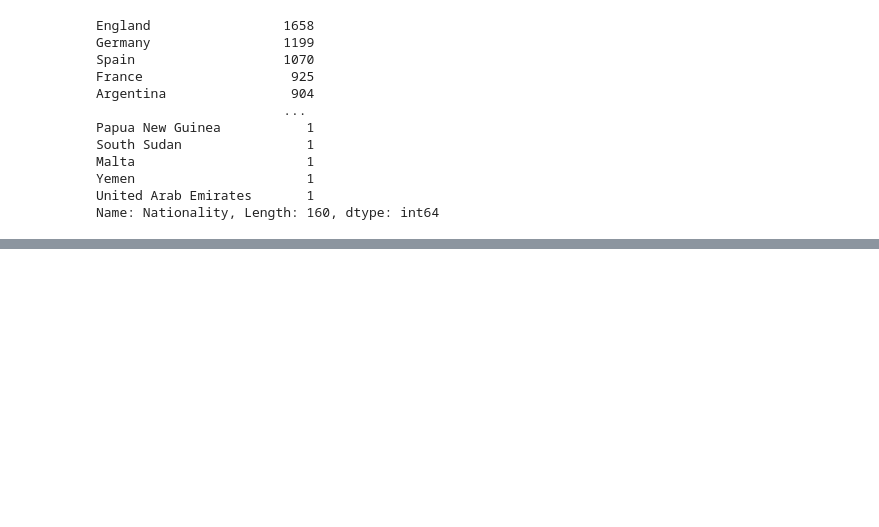
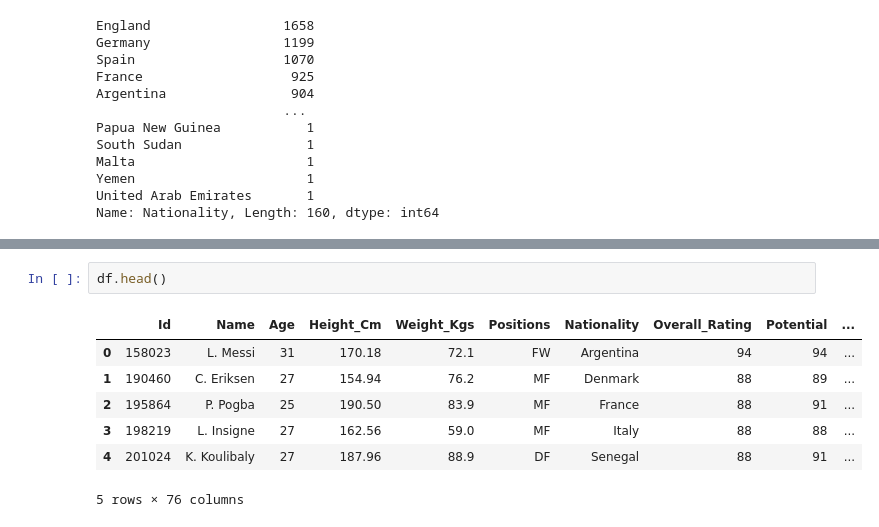
Before and after one commit to mshariqnaeem/FIFA_PlayerValue_ML, a Jupyter notebook: Ciano_FIFA_ETL_Changes.ipynb, the cells around one changed output, grey strips where cells are left out. Drawn from its saved outputs; the diff is of its cells as text; blank space fills up the shorter version.

```diff
--- a/Ciano_FIFA_ETL_Changes.ipynb
+++ b/Ciano_FIFA_ETL_Changes.ipynb
@@ -367,3 +357,13 @@ df
+# %%
+df.head()
+# %% [output]
+|  | Id | Name | Age | Height_Cm | Weight_Kgs | Positions | Nationality | Overall_Rating | Potential | ... |
+| 0 | 158023 | L. Messi | 31 | 170.18 | 72.1 | FW | Argentina | 94 | 94 | ... |
+| 1 | 190460 | C. Eriksen | 27 | 154.94 | 76.2 | MF | Denmark | 88 | 89 | ... |
+| 2 | 195864 | P. Pogba | 25 | 190.50 | 83.9 | MF | France | 88 | 91 | ... |
+| 3 | 198219 | L. Insigne | 27 | 162.56 | 59.0 | MF | Italy | 88 | 88 | ... |
+| 4 | 201024 | K. Koulibaly | 27 | 187.96 | 88.9 | DF | Senegal | 88 | 91 | ... |
+5 rows × 76 columns
 # %%
 df['Positions'].value_counts()
 # %% [output]
```
Also changed, not shown: parts of 30 cells of this notebook, 3 other files.
